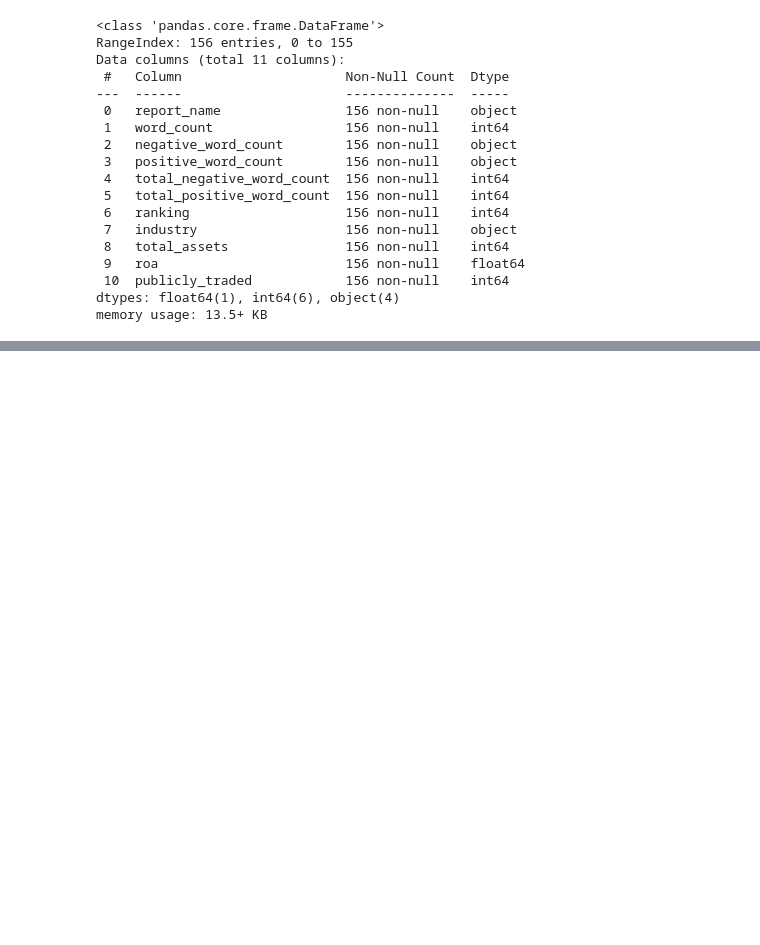
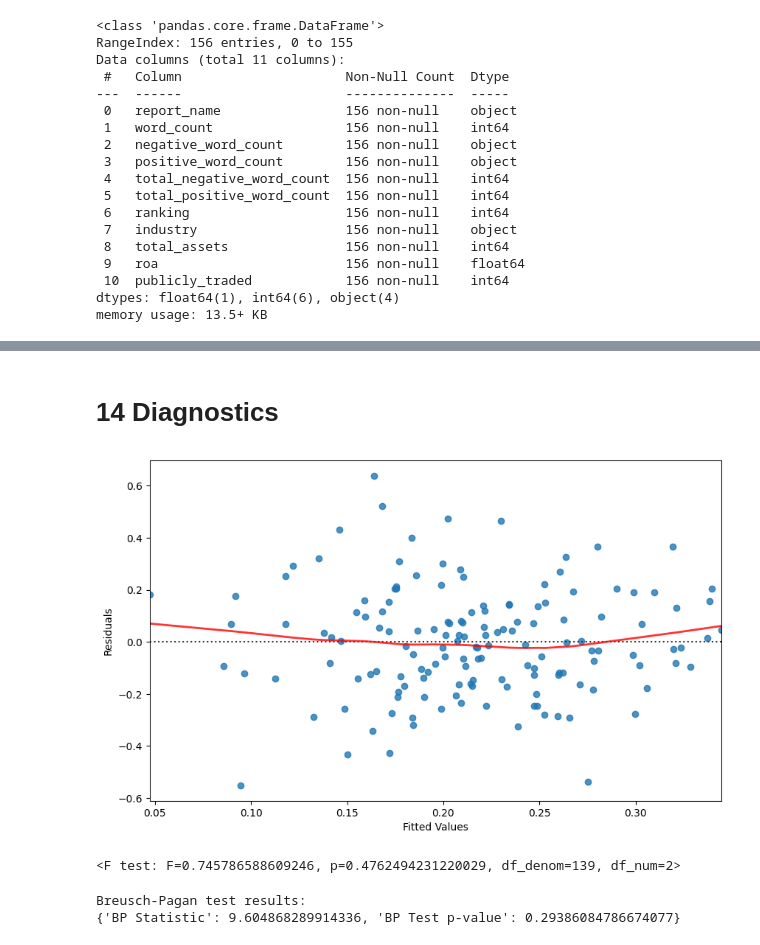
Before and after one commit to AxelWio/sustainability_analysis, a Jupyter notebook: Reportanalysis.ipynb, the cells around one changed output, grey strips where cells are left out. Cells and saved outputs as stored; diff of their text form; code cells hidden in the pictures; blank space fills up the shorter version.

```diff
--- a/Reportanalysis.ipynb
+++ b/Reportanalysis.ipynb
@@ -743,0 +843,38 @@ Notes:
+# %% [markdown]
+# 14 Diagnostics
+# %%
+# Get the residuals and fitted values from the full model
+residuals_full = model_full.resid
+fitted_vals_full = model_full.fittedvalues
+
+# Plotting residuals vs fitted values for the full model
+plt.figure(figsize=(10, 6))
+sns.residplot(x=fitted_vals_full, y=residuals_full, lowess=True,
+              line_kws={'color': 'red', 'lw': 2, 'alpha': 0.8})
+plt.xlabel('Fitted Values')
+plt.ylabel('Residuals')
+plt.show()
+# %% [output]
+[figure, added]
+# %%
+from statsmodels.stats.diagnostic import linear_reset
+
+# Perform the Ramsey RESET test
+reset_test = linear_reset(model_full, power=3, use_f=True)
+
+print(reset_test)
+# %% [output]
+<F test: F=0.745786588609246, p=0.4762494231220029, df_denom=139, df_num=2>
+# %%
+from statsmodels.stats.diagnostic import het_breuschpagan
+
+# Perform the Breusch-Pagan test
+bp_test_full = het_breuschpagan(residuals_full, X_full)
+
+# Print the results for the full model
+labels = ['BP Statistic', 'BP Test p-value']
+print("Breusch-Pagan test results:")
+print(dict(zip(labels, bp_test_full[:2])))
+# %% [output]
+Breusch-Pagan test results:
+{'BP Statistic': 9.604868289914336, 'BP Test p-value': 0.29386084786674077}
```
Also changed, not shown: parts of 62 cells of this notebook.
